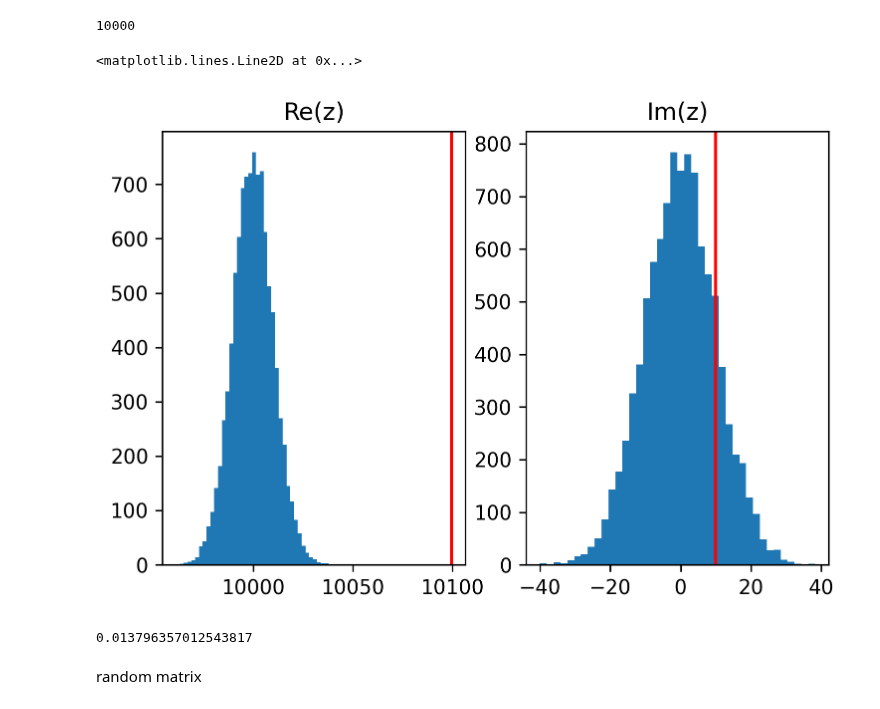
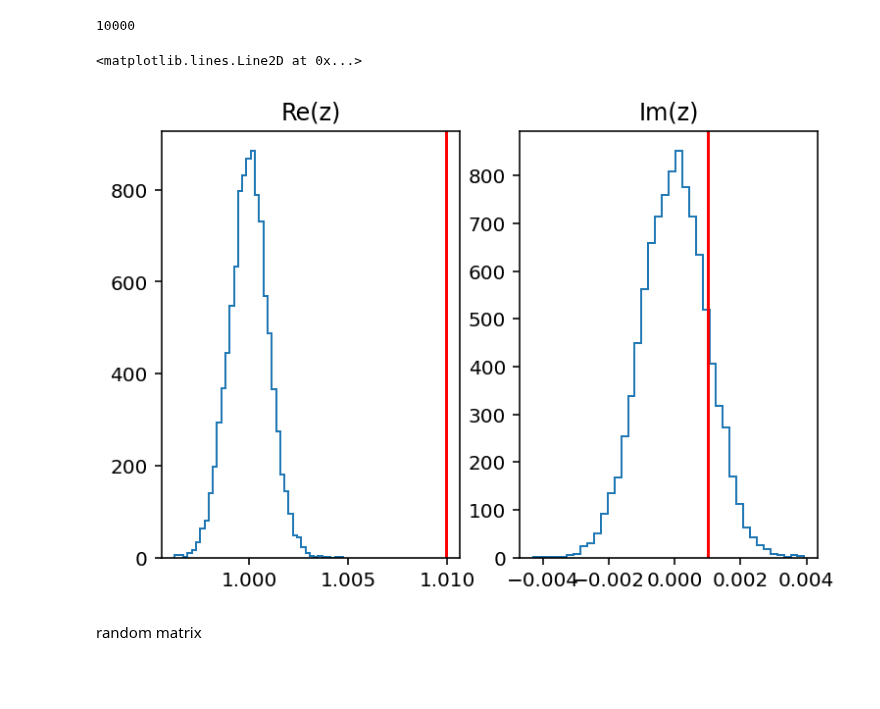
Before and after one commit to tamu-edu/tes_noise, a Jupyter notebook: Rbeta_stats.ipynb, the cells around one changed output. Saved outputs shown, nothing was run; the diff lists cells and outputs as text; code cells hidden in the pictures; blank space fills up the shorter version.

```diff
--- a/Rbeta_stats.ipynb
+++ b/Rbeta_stats.ipynb
@@ -192,8 +192,8 @@ get_thing((M, trials), dv = dv).size # should be 10_000 (= trials)
 def complex_histogram(data, bins = 40, **kwargs):
     fig, axs = plt.subplots(nrows = 1, ncols = 2, **kwargs)
 
-    axs[0].hist(np.real(data), bins = bins)
-    axs[1].hist(np.imag(data), bins = bins)
+    axs[0].hist(np.real(data), bins = bins, histtype = 'step')
+    axs[1].hist(np.imag(data), bins = bins, histtype = 'step')
     axs[0].set_title('Re(z)')
     axs[1].set_title('Im(z)')
 
@@ -201,38 +201,34 @@ def complex_histogram(data, bins = 40, **kwargs):
 # %%
 def get_complex_thing(M = 100, ntrials = 10_000, vr = 10, vi = 0.01, dv = 0.01):
 
     vr = 10
     vi = 0.1
     nn = 10_000
 
     vbar = vr + 1j*vi
 
     sigv = abs(vbar)*dv
 
     vm = vbar + rng.normal(loc = 0, scale = sigv/np.sqrt(2), size = (M,ntrials)) + 1j*rng.normal(loc = 0, scale = sigv/np.sqrt(2), size = (M,ntrials))
 
     return (1/vm).sum(axis = 0)*vm.sum(axis = 0)
 
 vr = 10
 vi = 1
 vbar = vr + 1j*vi
 M = 100
 ntrials = 10_000
 dv = 0.1
 varv = (dv)**2*vbar/abs(vbar)
 
-vm = get_complex_thing(M = M, ntrials = ntrials, vr = vr, vi = vi, dv = dv)
+vmsums = get_complex_thing(M = M, ntrials = ntrials, vr = vr, vi = vi, dv = dv)/M**2
 
-fig, axs = complex_histogram(vm)
-axs[0].axvline(M**2*(1 + np.real(varv)), color = 'r')
-axs[1].axvline(M**2*(np.imag(varv)), color = 'r')
+fig, axs = complex_histogram(vmsums)
+axs[0].axvline((1 + np.real(varv)), color = 'r')
+axs[1].axvline((np.imag(varv)), color = 'r')
 # %% [output]
 <matplotlib.lines.Line2D at 0x...>
-[figure, old version]
+[figure, new version]
-# %%
-np.std(vm)/abs(vr + 1j*vi)
-# %% [output]
-0.013796357012543817
 # %% [markdown]
 random matrix
 # %%
```
Also changed, not shown: parts of 48 cells of this notebook.
